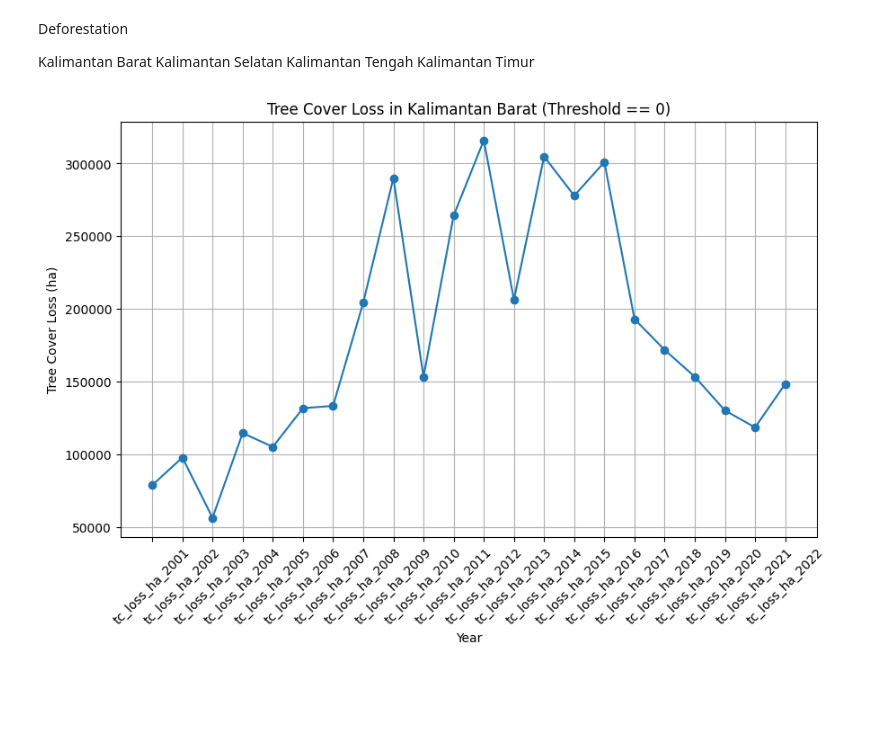
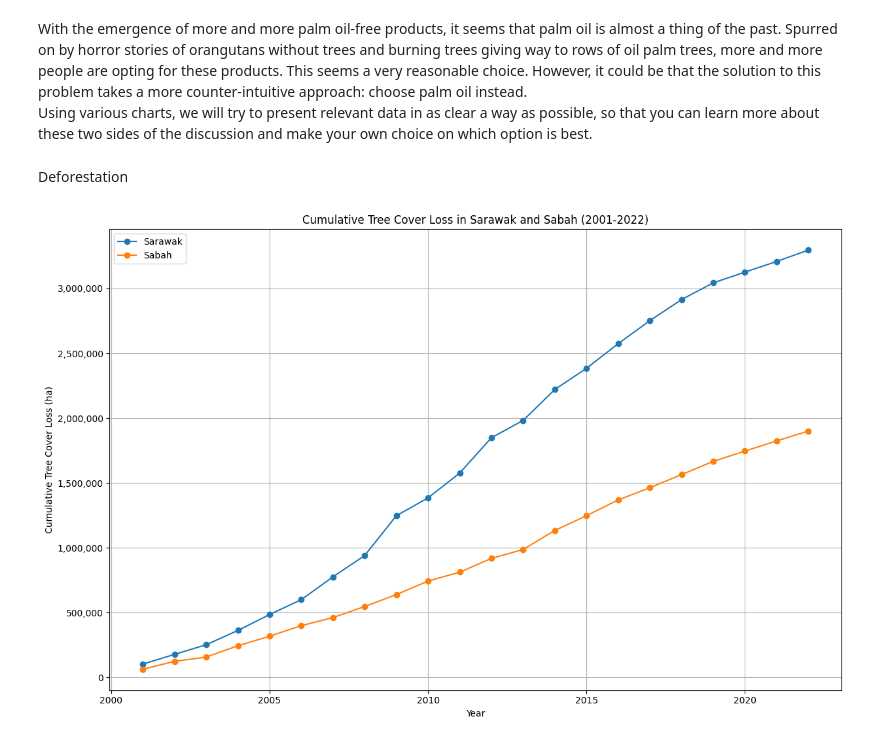
Before and after one commit to JorenMel/InfVis, a Jupyter notebook: visualisaties.ipynb, the cells around one changed output. Cells and saved outputs as stored; diff of their text form; code cells hidden in the pictures; blank space fills up the shorter version.

Commit message:
deforestation visualisatie en introductie

```diff
--- a/visualisaties.ipynb
+++ b/visualisaties.ipynb
@@ -1,3 +1,6 @@
+# %% [markdown]
+With the emergence of more and more palm oil-free products, it seems that palm oil is almost a thing of the past.  Spurred on by horror stories of orangutans without trees and burning trees giving way to rows of oil palm trees, more and more people are opting for these products. This seems a very reasonable choice. However, it could be that the solution to this problem takes a more counter-intuitive approach: choose palm oil instead. <br>
+Using various charts, we will try to present relevant data in as clear a way as possible, so that you can learn more about these two sides of the discussion and make your own choice on which option is best.
 # %%
 import pandas as pd
 import numpy as np
@@ -5,33 +9,55 @@ import plotly as py
-# %% [markdown]
-Deforestation
-
-Kalimantan Barat
-Kalimantan Selatan
-Kalimantan Tengah
-Kalimantan Timur
+# %% [markdown]
+Deforestation
 # %%
-
-
 import pandas as pd
 import matplotlib.pyplot as plt
 
 # Load the dataset
 df = pd.read_csv('Datasets/Deforestation/Subnational 1 tree cover loss.csv')
 
 # Define the years to plot
 years = [f'tc_loss_ha_{year}' for year in range(2001, 2023)]
 
-# Filter the DataFrame for Kalimantan Barat and threshold == '0'
-K_Barat_df = df[(df['subnational1'] == 'Kalimantan Barat') & (df['threshold'] == 0)]
+# List of provinces in Kalimantan
+provinces = ['Sarawak', 'Sabah',]
 
-# Plot the tree cover loss
-plt.figure(figsize=(10, 6))
-plt.plot(years, K_Barat_df[years].values.flatten(), marker='o')
+plt.figure(figsize=(12, 8))
+
+# Loop through each province
+for province in provinces:
+    # Filter the DataFrame for the current province and threshold == 0
+    province_df = df[(df['subnational1'] == province) & (df['threshold'] == 0)]
+
+    # Keep only relevant columns
+    columns_to_keep = ['subnational1'] + years
+    province_df = province_df[columns_to_keep]
+
+    # Melt the DataFrame to long format
+    province_df_long = province_df.melt(id_vars='subnational1', var_name='year', value_name='tc_loss_ha')
+
+    # Extract year from the column name and convert to integer
+    province_df_long['year'] = province_df_long['year'].str.extract(r'(\d+)').astype(int)
+
+    # Sort the DataFrame by year
+    province_df_long = province_df_long.sort_values(by='year')
+
+    # Calculate cumulative tree loss
+    province_df_long['cumulative_tc_loss_ha'] = province_df_long['tc_loss_ha'].cumsum()
+
+    # Plot the cumulative tree loss for the current province
+    plt.plot(province_df_long['year'], province_df_long['cumulative_tc_loss_ha'], marker='o', label=province)
+
+# Plot settings
+plt.title('Cumulative Tree Cover Loss in Sarawak and Sabah (2001-2022)')
 plt.xlabel('Year')
-plt.ylabel('Tree Cover Loss (ha)')
-plt.title('Tree Cover Loss in Kalimantan Barat (Threshold == 0)')
-plt.xticks(rotation=45)
+plt.ylabel('Cumulative Tree Cover Loss (ha)')
+plt.legend()
 plt.grid(True)
+plt.tight_layout()
+
+# Set the y-axis to display numbers in plain format
+plt.gca().yaxis.set_major_formatter(plt.FuncFormatter(lambda x, _: f'{int(x):,}'))
+
 plt.show()
 # %% [output]
-[figure, old version]
+[figure, new version]
```
Also changed, not shown: parts of 3 cells of this notebook, 1 other file.
